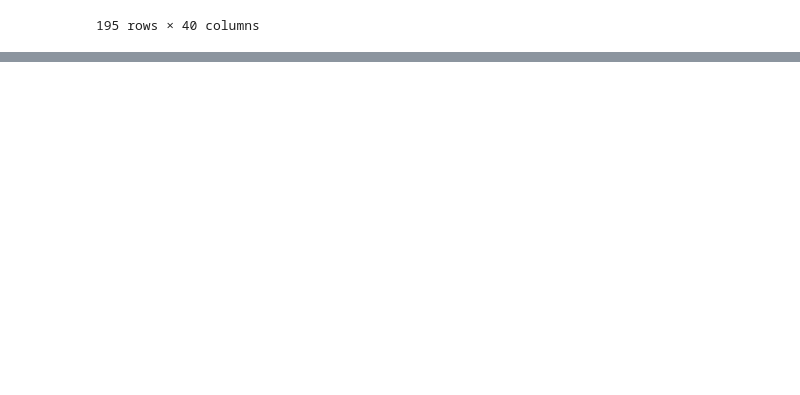
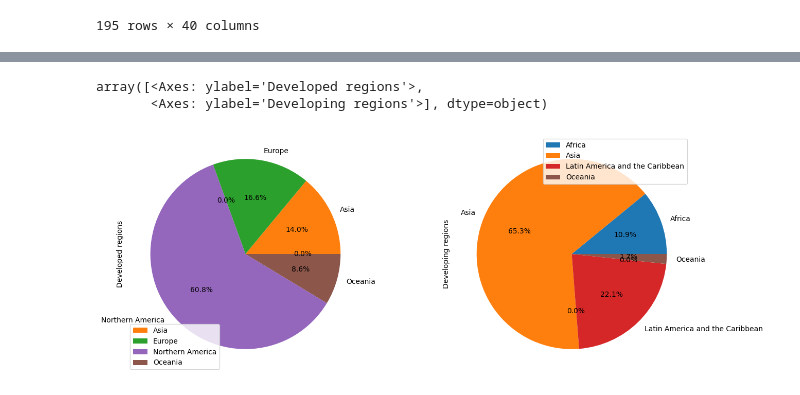
Before and after one commit to harshRaj1601/Python-Data-Science, a Jupyter notebook: pandas.ipynb, the cells around one changed output, grey strips where cells are left out. Drawn from its saved outputs; the diff is of its cells as text; code cells hidden in the pictures; blank space fills up the shorter version.

```diff
--- a/pandas.ipynb
+++ b/pandas.ipynb
@@ -329,0 +249,2 @@ df
+# %%
+df2 = df.pivot_table(index="continent",columns="status",values="total")
@@ -329,0 +256,6 @@ df
+# %%
+df2.plot(kind="pie",subplots=True,figsize=(15,6),autopct="%1.1f%%")
+# %% [output]
+array([<Axes: ylabel='Developed regions'>,
+       <Axes: ylabel='Developing regions'>], dtype=object)
+[figure, added]
```
Also changed, not shown: parts of 28 cells of this notebook, 3 other files.
